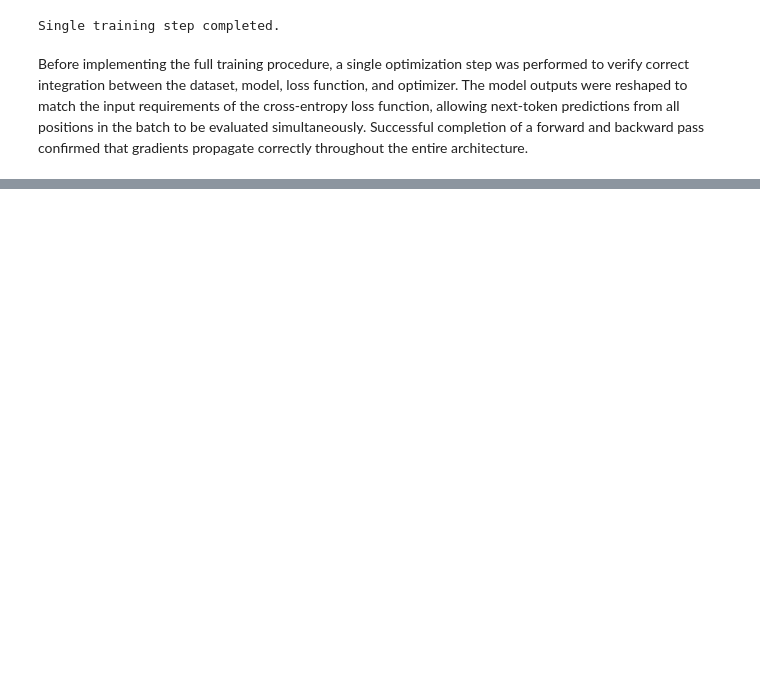
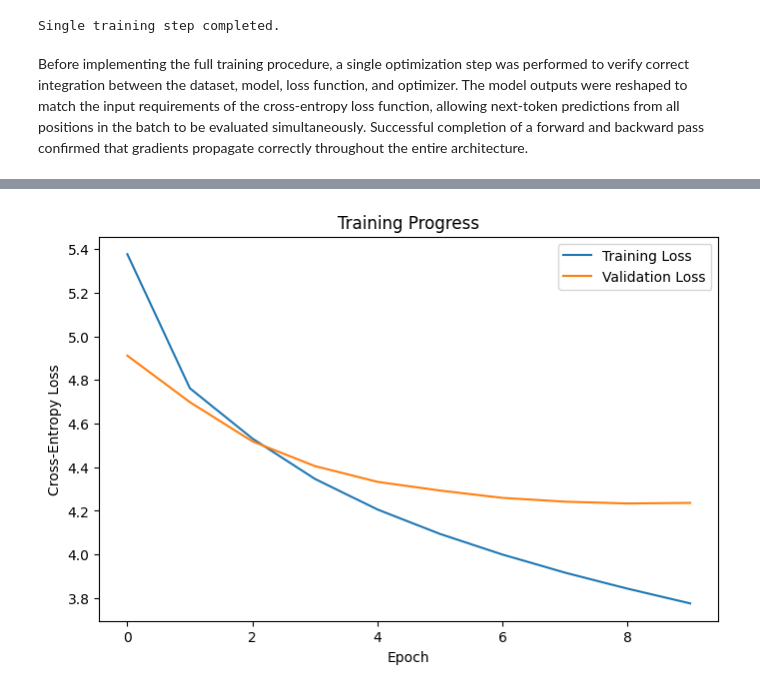
Before and after one commit to Shehzaad-S/generative-ai-applications-project, a Jupyter notebook: notebooks/generative_model.ipynb, the cells around one changed output, grey strips where cells are left out. Saved outputs shown, nothing was run; the diff lists cells and outputs as text; code cells hidden in the pictures; blank space fills up the shorter version.

Commit message:
Complete Model Training and Evaluation

```diff
--- a/notebooks/generative_model.ipynb
+++ b/notebooks/generative_model.ipynb
@@ -1467,0 +1471,6 @@ Hello Put ount anyways Egypt ends Der Jacques Sam Tic Richie posite glimpse skin
+# %%
+# create a gradient scaler as a step to applying mixed precision training
+# For this training loop we want to add some additional training optimizations to build on what we learned in the courses
+scaler = torch.amp.GradScaler(
+    "cuda"
+)
@@ -1467,0 +1760,19 @@ Hello Put ount anyways Egypt ends Der Jacques Sam Tic Richie posite glimpse skin
+# %%
+# Instantiate an appropriate loss function and optimizer
+loss_fn = nn.CrossEntropyLoss()
+
+optimizer_n = torch.optim.AdamW(
+    model2.parameters(),
+    lr=3e-4,
+    weight_decay=0.01
+)
+# %%
+# Define target device based on what Colab has allocated
+device = torch.device('cuda' if torch.cuda.is_available() else 'cpu')
+
+# MOVE the model to the T4 GPU
+model2.to(device)
+
+# VERIFY the move worked
+current_device = next(model2.parameters()).device
+print(f"The model is actively running on: {current_device}")
@@ -1467,0 +2016,22 @@ Hello Put ount anyways Egypt ends Der Jacques Sam Tic Richie posite glimpse skin
+# %%
+plt.figure(figsize=(8, 5))
+
+plt.plot(
+    train_losses,
+    label="Training Loss"
+)
+
+plt.plot(
+    val_losses,
+    label="Validation Loss"
+)
+
+plt.xlabel("Epoch")
+plt.ylabel("Cross-Entropy Loss")
+plt.title("Training Progress")
+
+plt.legend()
+
+plt.show()
+# %% [output]
+[figure, added]
```
Also changed, not shown: parts of 34 cells of this notebook.
